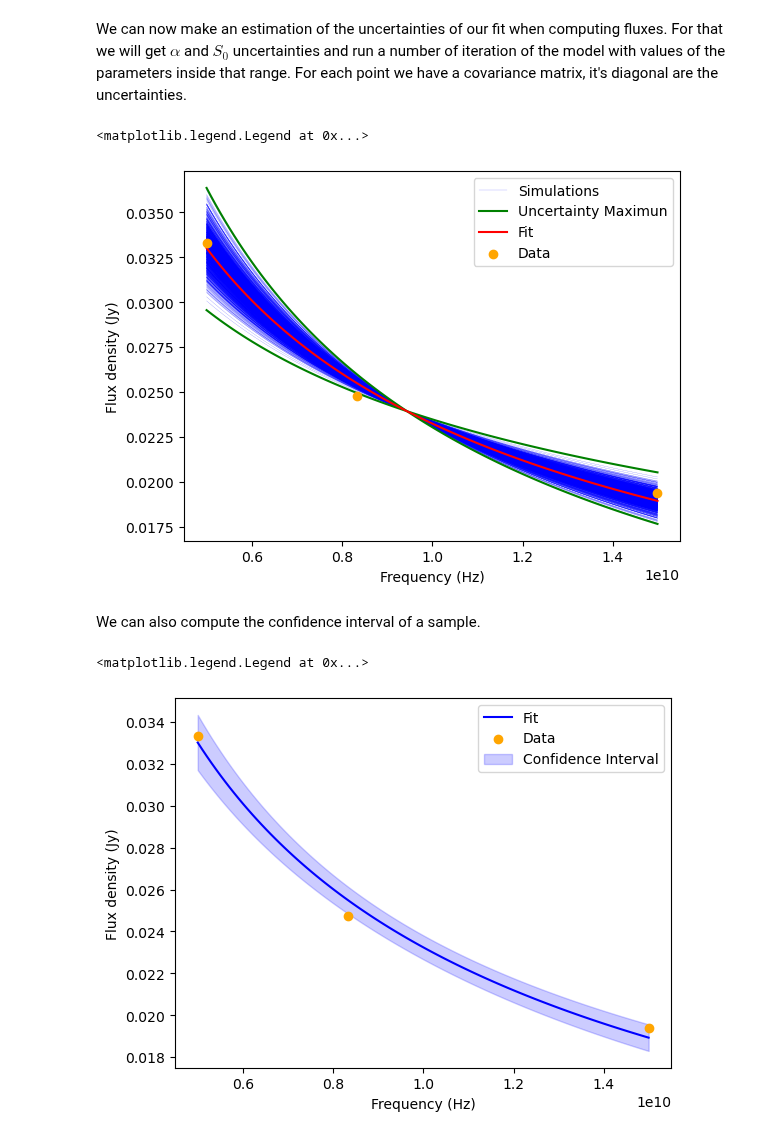
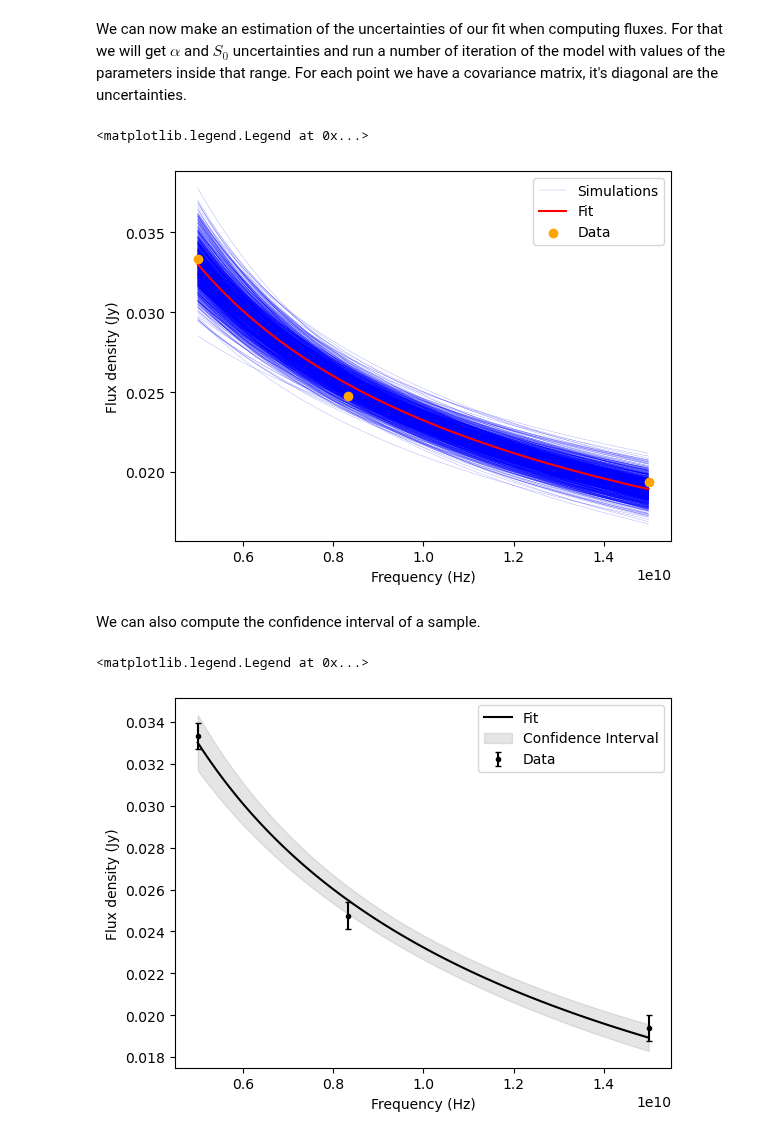
Before and after one commit to Camachoadri/JAEICU2024, a Jupyter notebook: Blob emission in GRS 1915+105/Blob emission in GRS 1915+105-07-03-24.ipynb, the cells around one changed output. Cells and saved outputs as stored; diff of their text form; code cells hidden in the pictures.

Commit message:
Fixed confidence interval in central point of nested method

```diff
--- a/Blob emission in GRS 1915+105/Blob emission in GRS 1915+105-07-03-24.ipynb
+++ b/Blob emission in GRS 1915+105/Blob emission in GRS 1915+105-07-03-24.ipynb
@@ -891,52 +894,37 @@ We can now make an estimation of the uncertainties of our fit when computing flu
 # %%
 i=4 #Number of the time at which the uncertainties will be computed
 
 #Plot the uncertainties
 n_sim= 1000 #Number of simulations for the uncertainties
 
 variances=[]
 #Initialicing the variances array
 for j in np.arange(0, len(Fit_param[i])):
     a=[]
     variances.append(a)
-
-Fit_param_new= np.array(Fit_param)
+#initialicing the new param array
+Fit_param_new= np.array(Fit_param).copy()
 for simulation in np.arange(0, n_sim):
-    rng = np.random.default_rng(simulation)
-    for j in np.arange(0, len(Fit_param_new[i])):
-        Fit_param_new= np.array(Fit_param)
-        variance=rng.normal(0, np.sqrt(cov_matrix[i].diagonal()[j]))
+    for j in np.arange(0, len(Fit_param[i])):
+        Fit_param_new[i][j]= Fit_param[i][j]
+        variance=np.random.normal(0, np.sqrt(cov_matrix[i].diagonal()[j]))
         Fit_param_new[i][j] = Fit_param_new[i][j] + variance
         variances[j].append(variance)
-
     plt.plot(freqcont , Fit_param_new[i][0]*(freqcont/mean_freq)**(Fit_param_new[i][1]), c='blue', linewidth=0.1)
 #Plot the last one again to get the label
 plt.plot(freqcont , Fit_param_new[i][0]*(freqcont/mean_freq)**(Fit_param_new[i][1]), c='blue', linewidth=0.1, label='Simulations')
-
-#Select the maximun and minimun of the uncertaities
-for j in np.arange(0, len(Fit_param[i])):
-    Fit_param_max= np.array(Fit_param)
-    Fit_param_min= np.array(Fit_param)
-
-    Fit_param_max[i][j] = Fit_param_max[i][j] + max(variances[j])
-    Fit_param_min[i][j] = Fit_param_min[i][j] + min(variances[j])
-
-#Plot limits
-plt.plot(freqcont, Fit_param_max[i][0]*(freqcont/mean_freq)**(Fit_param_max[i][1]), c='green', label='Uncertainty Maximun')
-plt.plot(freqcont, Fit_param_min[i][0]*(freqcont/mean_freq)**(Fit_param_min[i][1]), c='green')
-
 
 #plot the fit
 plt.plot(freqcont , Fit_param[i][0]*(freqcont/mean_freq)**(Fit_param[i][1]), c='red', label='Fit')
 plt.scatter(freq_array, data_short[i][:-1], c='orange', zorder=8, label='Data')
 
 
 plt.ylabel('Flux density (Jy)')
 plt.xlabel('Frequency (Hz)')
 plt.legend()
 # %% [output]
 <matplotlib.legend.Legend at 0x...>
-[figure, old version]
+[figure, new version]
 # %% [markdown]
 We can also compute the confidence interval of a sample.
 # %%
@@ -983,17 +972,18 @@ confidence_i = calc_ci(Fit_param[i], cov_matrix[i], freqcont,
         lambda freq, Flux_0, alpha : FluxDensFreqPL(freq, mean_freq, Flux_0, alpha))
 
 #Plot the fit
-plt.plot(freqcont , FluxDensFreqPL(freqcont, mean_freq, Fit_param[i][0], Fit_param[i][1]), c='b', label='Fit')
-plt.scatter(freq_array, data_short[i][:-1], c='orange', zorder=8, label='Data')
+plt.plot(freqcont , FluxDensFreqPL(freqcont, mean_freq, Fit_param[i][0], Fit_param[i][1]), c='black', label='Fit')
+plt.errorbar(freq_array, data_short[i][:-1], yerr= confidence_i[2],fmt= '.',capsize= 2 , c='black', zorder=8, label='Data')
 
 #Plot the interval
 y=  FluxDensFreqPL(freqcont, mean_freq, Fit_param[i][0], Fit_param[i][1])
-ci= confidence_i[2]
-plt.fill_between(freqcont, (y-ci), (y+ci), color='b', alpha=.2, label= 'Confidence Interval')
+l_b= confidence_i[0]
+u_b = confidence_i[1]
+plt.fill_between(freqcont, (l_b), (u_b), alpha=.2, label= 'Confidence Interval', color= 'grey')
 
 plt.ylabel('Flux density (Jy)')
 plt.xlabel('Frequency (Hz)')
 plt.legend()
 # %% [output]
 <matplotlib.legend.Legend at 0x...>
-[figure, old version]
+[figure, new version]
```
Also changed, not shown: parts of 2 cells of this notebook.
